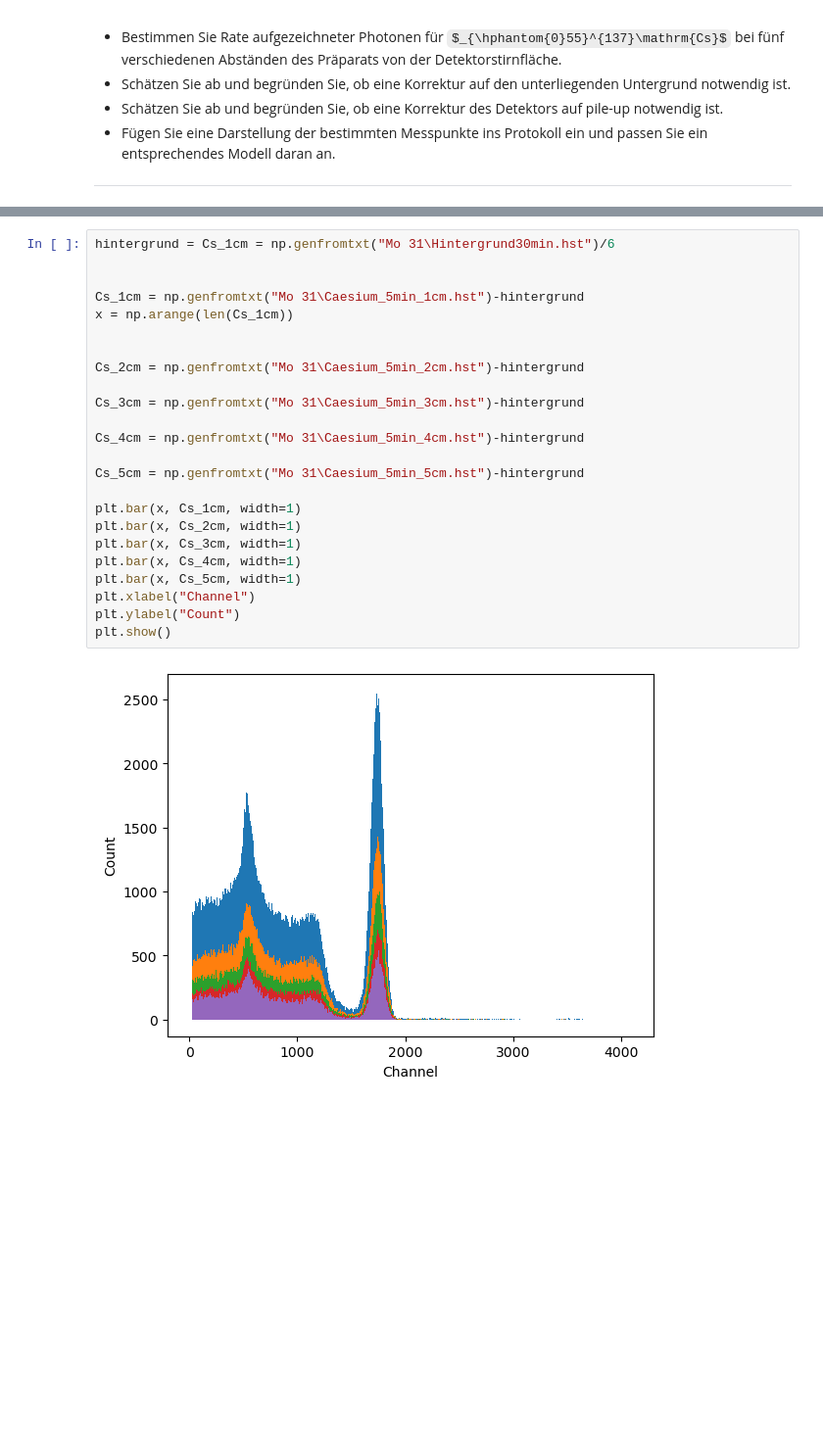
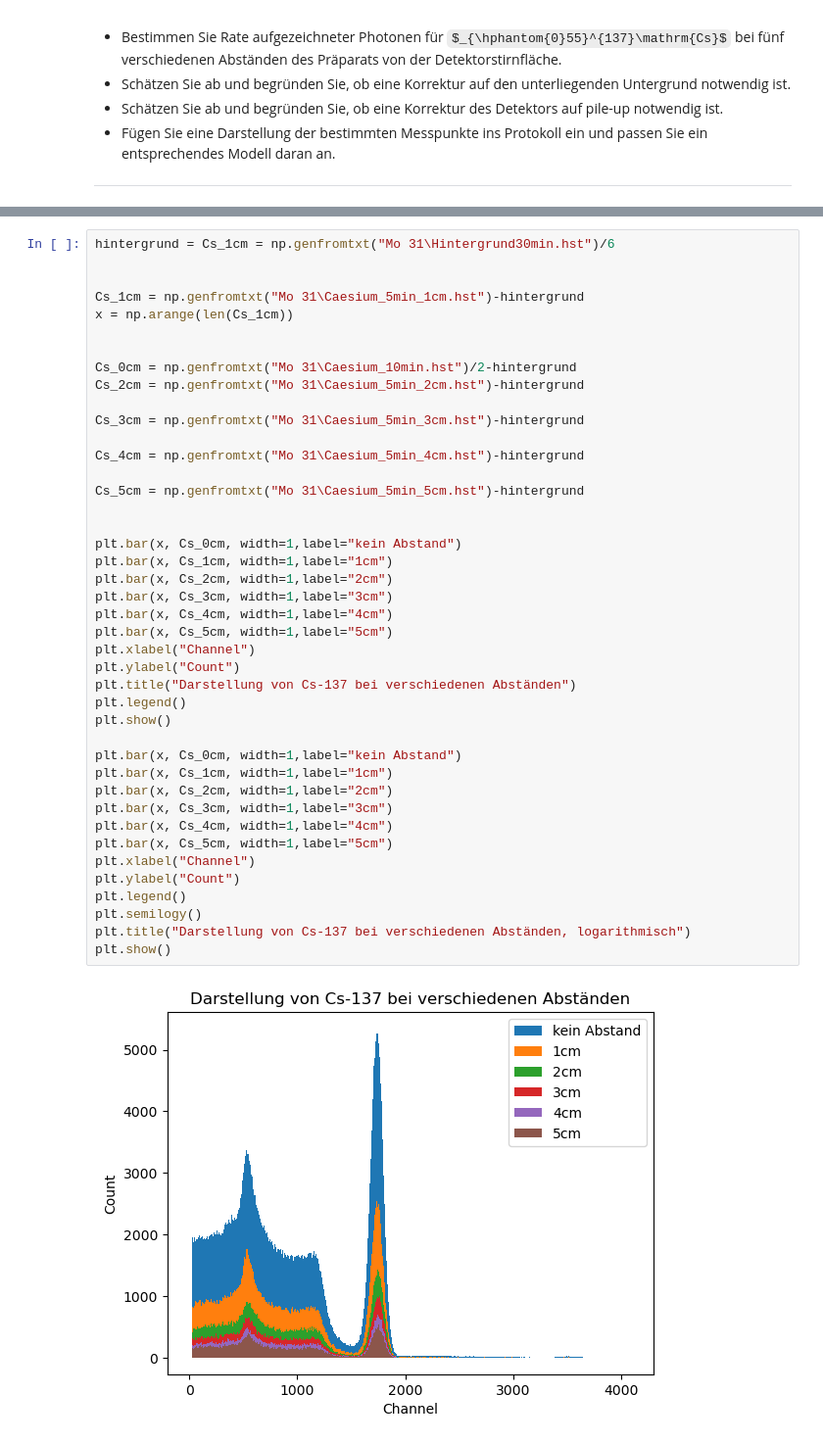
Before and after one commit to HerbertderGrosse/P2-sose-2024, a Jupyter notebook: Gammaspektroskopie/Gammaspektroskopie Jonah.ipynb, the cells around one changed output, grey strips where cells are left out. Shown: that part at 98% size. Drawn from its saved outputs; the diff is of its cells as text; some formulas as TeX source; blank space fills up the shorter version.

```diff
--- a/Gammaspektroskopie/Gammaspektroskopie Jonah.ipynb
+++ b/Gammaspektroskopie/Gammaspektroskopie Jonah.ipynb
@@ -201,26 +196,44 @@ Eine Korrektur mit der Hintergrundstrahlung ist nicht notwendig, da die Ereignis
 # %%
 hintergrund = Cs_1cm = np.genfromtxt("Mo 31\Hintergrund30min.hst")/6
 
 
 Cs_1cm = np.genfromtxt("Mo 31\Caesium_5min_1cm.hst")-hintergrund
 x = np.arange(len(Cs_1cm))
 
 
+Cs_0cm = np.genfromtxt("Mo 31\Caesium_10min.hst")/2-hintergrund
 Cs_2cm = np.genfromtxt("Mo 31\Caesium_5min_2cm.hst")-hintergrund
 
 Cs_3cm = np.genfromtxt("Mo 31\Caesium_5min_3cm.hst")-hintergrund
 
 Cs_4cm = np.genfromtxt("Mo 31\Caesium_5min_4cm.hst")-hintergrund
 
 Cs_5cm = np.genfromtxt("Mo 31\Caesium_5min_5cm.hst")-hintergrund
 
-plt.bar(x, Cs_1cm, width=1)
-plt.bar(x, Cs_2cm, width=1)
-plt.bar(x, Cs_3cm, width=1)
-plt.bar(x, Cs_4cm, width=1)
-plt.bar(x, Cs_5cm, width=1)
+
+plt.bar(x, Cs_0cm, width=1,label="kein Abstand")
+plt.bar(x, Cs_1cm, width=1,label="1cm")
+plt.bar(x, Cs_2cm, width=1,label="2cm")
+plt.bar(x, Cs_3cm, width=1,label="3cm")
+plt.bar(x, Cs_4cm, width=1,label="4cm")
+plt.bar(x, Cs_5cm, width=1,label="5cm")
 plt.xlabel("Channel")
 plt.ylabel("Count")
+plt.title("Darstellung von Cs-137 bei verschiedenen Abständen")
+plt.legend()
 plt.show()
+
+plt.bar(x, Cs_0cm, width=1,label="kein Abstand")
+plt.bar(x, Cs_1cm, width=1,label="1cm")
+plt.bar(x, Cs_2cm, width=1,label="2cm")
+plt.bar(x, Cs_3cm, width=1,label="3cm")
+plt.bar(x, Cs_4cm, width=1,label="4cm")
+plt.bar(x, Cs_5cm, width=1,label="5cm")
+plt.xlabel("Channel")
+plt.ylabel("Count")
+plt.legend()
+plt.semilogy()
+plt.title("Darstellung von Cs-137 bei verschiedenen Abständen, logarithmisch")
+plt.show()
 # %% [output]
-[figure, old version]
+[figure, new version]
```
Also changed, not shown: parts of 7 cells of this notebook.
